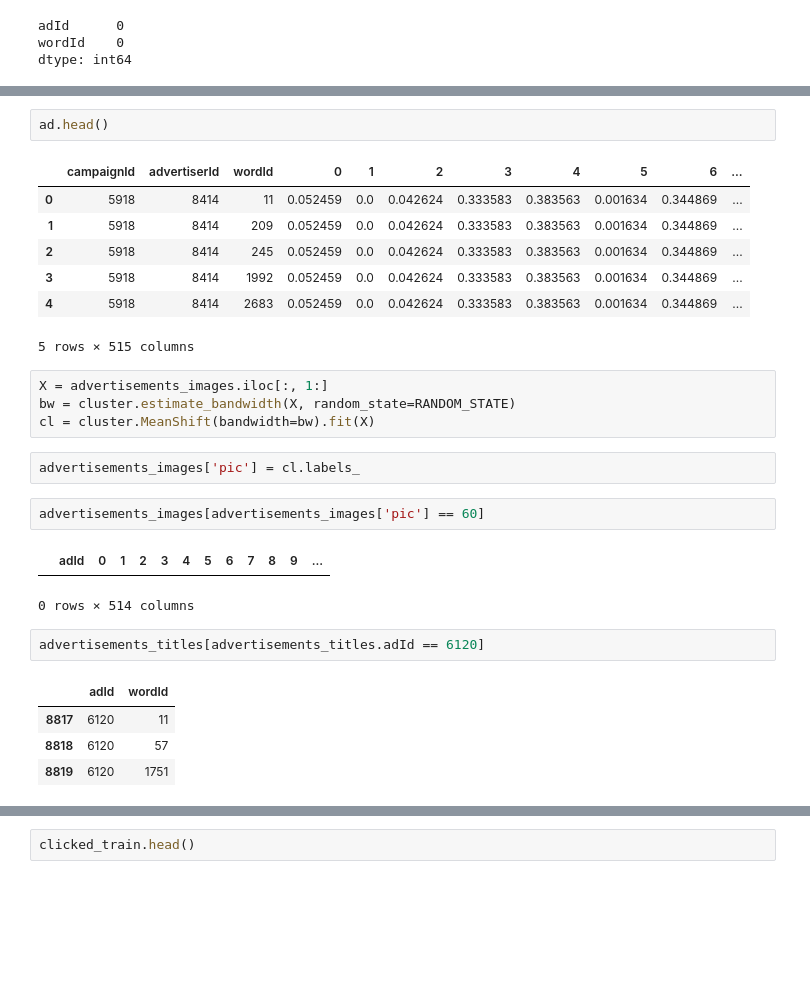
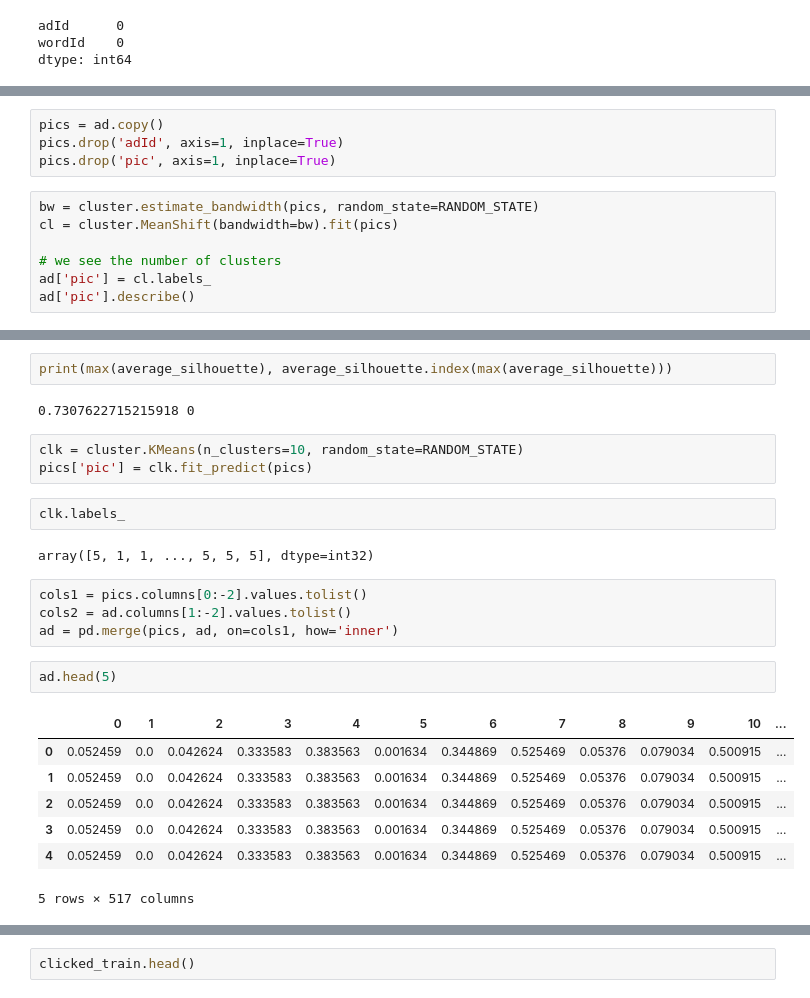
Before and after one commit to MohammadAliAfsahi/AdclickPrediction, a Jupyter notebook: DataDays.ipynb, the cells around one changed output, grey strips where cells are left out. Drawn from its saved outputs; the diff is of its cells as text; blank space fills up the shorter version.

Commit message:
advertisements clustered using kmeans to 10 clusters

```diff
--- a/DataDays.ipynb
+++ b/DataDays.ipynb
@@ -171,0 +221,11 @@ memory usage: 35.6 MB
+# %%
+pics = ad.copy()
+pics.drop('adId', axis=1, inplace=True)
+pics.drop('pic', axis=1, inplace=True)
+# %%
+bw = cluster.estimate_bandwidth(pics, random_state=RANDOM_STATE)
+cl = cluster.MeanShift(bandwidth=bw).fit(pics)
+
+# we see the number of clusters
+ad['pic'] = cl.labels_
+ad['pic'].describe()
@@ -172,28 +251,25 @@ memory usage: 35.6 MB
+# %%
+print(max(average_silhouette), average_silhouette.index(max(average_silhouette)))
+# %% [output]
+0.7307622715215918 0
+# %%
+clk = cluster.KMeans(n_clusters=10, random_state=RANDOM_STATE)
+pics['pic'] = clk.fit_predict(pics)
+# %%
+clk.labels_
+# %% [output]
+array([5, 1, 1, ..., 5, 5, 5], dtype=int32)
+# %%
+cols1 = pics.columns[0:-2].values.tolist()
+cols2 = ad.columns[1:-2].values.tolist()
+ad = pd.merge(pics, ad, on=cols1, how='inner')
 # %%
-ad.head()
+ad.head(5)
 # %% [output]
-|  | campaignId | advertiserId | wordId | 0 | 1 | 2 | 3 | 4 | 5 | 6 | ... |
-| 0 | 5918 | 8414 | 11 | 0.052459 | 0.0 | 0.042624 | 0.333583 | 0.383563 | 0.001634 | 0.344869 | ... |
-| 1 | 5918 | 8414 | 209 | 0.052459 | 0.0 | 0.042624 | 0.333583 | 0.383563 | 0.001634 | 0.344869 | ... |
-| 2 | 5918 | 8414 | 245 | 0.052459 | 0.0 | 0.042624 | 0.333583 | 0.383563 | 0.001634 | 0.344869 | ... |
-| 3 | 5918 | 8414 | 1992 | 0.052459 | 0.0 | 0.042624 | 0.333583 | 0.383563 | 0.001634 | 0.344869 | ... |
-| 4 | 5918 | 8414 | 2683 | 0.052459 | 0.0 | 0.042624 | 0.333583 | 0.383563 | 0.001634 | 0.344869 | ... |
+|  | 0 | 1 | 2 | 3 | 4 | 5 | 6 | 7 | 8 | 9 | 10 | ... |
+| 0 | 0.052459 | 0.0 | 0.042624 | 0.333583 | 0.383563 | 0.001634 | 0.344869 | 0.525469 | 0.05376 | 0.079034 | 0.500915 | ... |
+| 1 | 0.052459 | 0.0 | 0.042624 | 0.333583 | 0.383563 | 0.001634 | 0.344869 | 0.525469 | 0.05376 | 0.079034 | 0.500915 | ... |
+| 2 | 0.052459 | 0.0 | 0.042624 | 0.333583 | 0.383563 | 0.001634 | 0.344869 | 0.525469 | 0.05376 | 0.079034 | 0.500915 | ... |
+| 3 | 0.052459 | 0.0 | 0.042624 | 0.333583 | 0.383563 | 0.001634 | 0.344869 | 0.525469 | 0.05376 | 0.079034 | 0.500915 | ... |
+| 4 | 0.052459 | 0.0 | 0.042624 | 0.333583 | 0.383563 | 0.001634 | 0.344869 | 0.525469 | 0.05376 | 0.079034 | 0.500915 | ... |
-5 rows × 515 columns
+5 rows × 517 columns
-# %%
-X = advertisements_images.iloc[:, 1:]
-bw = cluster.estimate_bandwidth(X, random_state=RANDOM_STATE)
-cl = cluster.MeanShift(bandwidth=bw).fit(X)
-# %%
-advertisements_images['pic'] = cl.labels_
-# %%
-advertisements_images[advertisements_images['pic'] == 60]
-# %% [output]
-|  | adId | 0 | 1 | 2 | 3 | 4 | 5 | 6 | 7 | 8 | 9 | ... |
-0 rows × 514 columns
-# %%
-advertisements_titles[advertisements_titles.adId == 6120]
-# %% [output]
-|  | adId | wordId |
-| 8817 | 6120 | 11 |
-| 8818 | 6120 | 57 |
-| 8819 | 6120 | 1751 |
```
Also changed, not shown: parts of 21 cells of this notebook.
